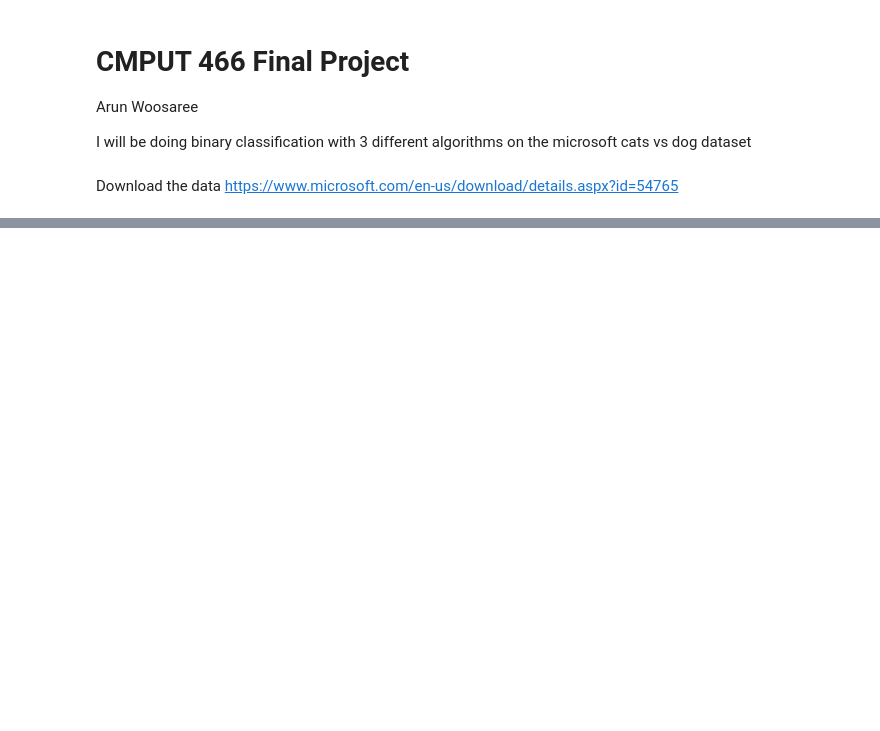
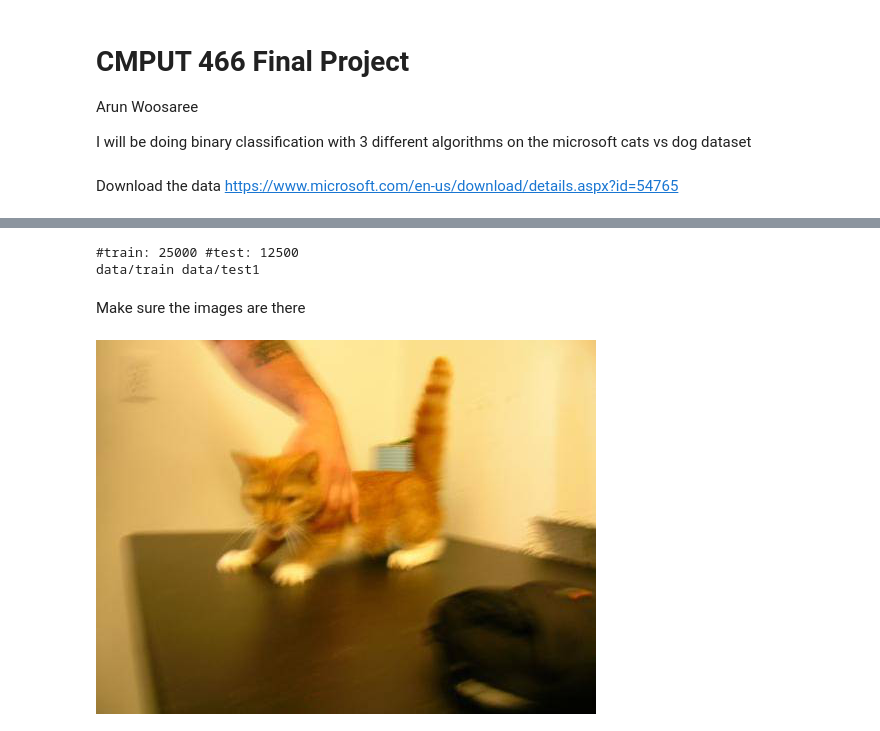
Before and after one commit to Arunscape/CMPUT466, a Jupyter notebook: final_project/code.ipynb, the cells around one changed output, grey strips where cells are left out. Saved outputs shown, nothing was run; the diff lists cells and outputs as text; code cells hidden in the pictures; blank space fills up the shorter version.

Commit message:
In theory I have some data loaded

```diff
--- a/final_project/code.ipynb
+++ b/final_project/code.ipynb
@@ -27,0 +26,41 @@ ModuleNotFoundError: No module named 'torch'
+# %%
+# code for extracting data from here
+# https://www.kaggle.com/shaft49/cats-vs-dogs
+import shutil
+import os
+from PIL import Image
+import zipfile
+def make_directory(dir_path):
+    if os.path.exists(dir_path):
+        shutil.rmtree(dir_path)
+    os.makedirs(dir_path)
+
+
+DATASET_PATH = 'data'
+
+make_directory(DATASET_PATH)
+
+# extract train data
+with zipfile.ZipFile('input/train.zip', 'r') as zip_ref:
+    zip_ref.extractall(DATASET_PATH)
+
+# extract test data
+with zipfile.ZipFile('input/test1.zip', 'r') as zip_ref:
+    zip_ref.extractall(DATASET_PATH)
+
+TRAIN_DATA_PATH = os.path.sep.join([DATASET_PATH, 'train'])
+TEST_DATA_PATH = os.path.sep.join([DATASET_PATH, 'test1'])
+train_files = os.listdir(TRAIN_DATA_PATH)
+test_files = os.listdir(TEST_DATA_PATH)
+
+print(f"#train: {len(train_files)} #test: {len(test_files)}")
+print(TRAIN_DATA_PATH, TEST_DATA_PATH)
+# %% [output]
+#train: 25000 #test: 12500
+data/train data/test1
+# %% [markdown]
+Make sure the images are there
+# %%
+Image.open(os.path.sep.join([TRAIN_DATA_PATH, train_files[0]]))
+# %% [output]
+[figure, added]
```
Also changed, not shown: parts of 7 cells of this notebook, 3 other files.
